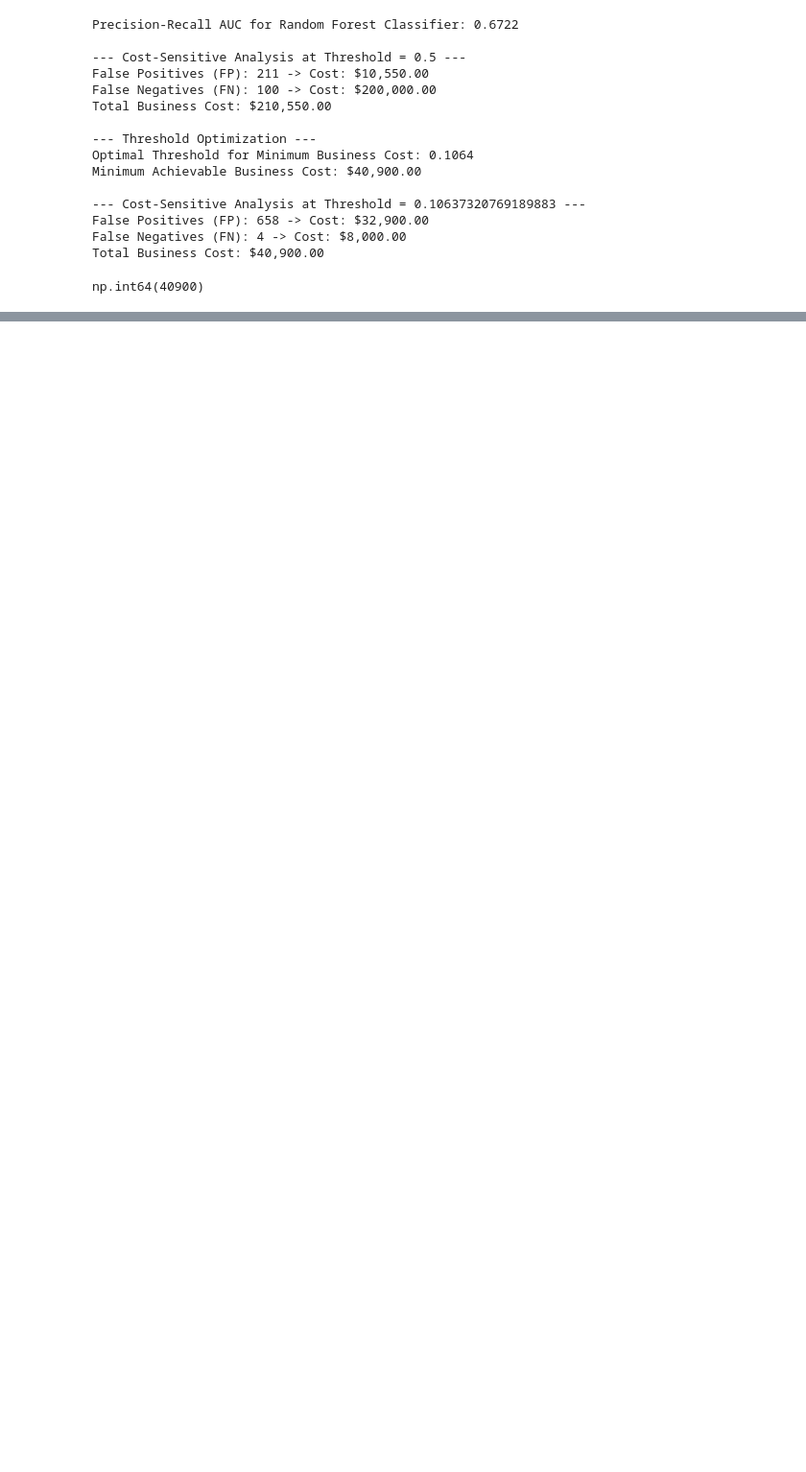
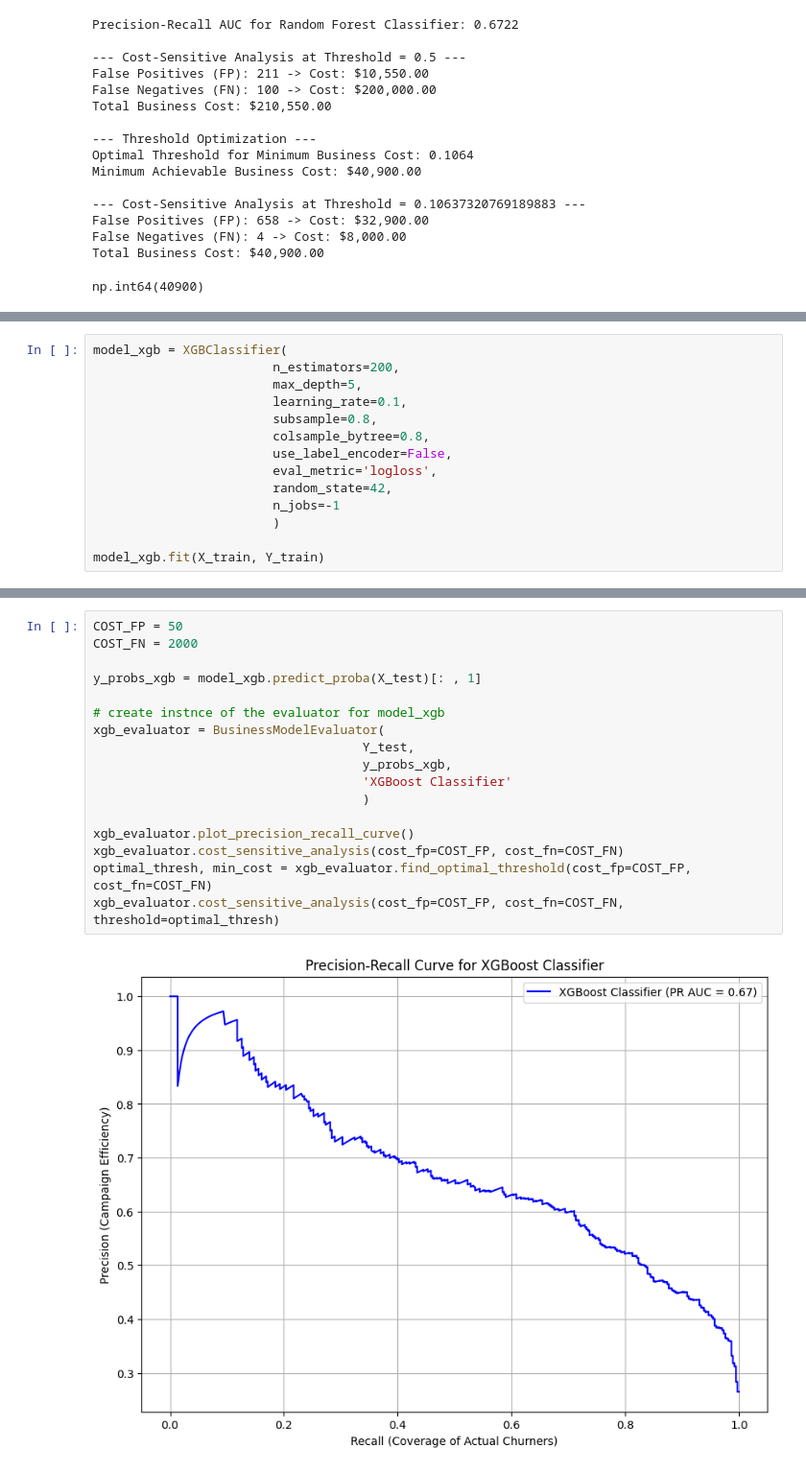
Before and after one commit to yugan243/Telco-Customer-Churn, a Jupyter notebook: Data Preprocessing and Model Training/2_ensemble_model_training.ipynb, the cells around one changed output, grey strips where cells are left out. Shown: that part at 96% size. Saved outputs shown, nothing was run; the diff lists cells and outputs as text; blank space fills up the shorter version.

```diff
--- a/Data Preprocessing and Model Training/2_ensemble_model_training.ipynb
+++ b/Data Preprocessing and Model Training/2_ensemble_model_training.ipynb
@@ -118,0 +208,14 @@ np.int64(40900)
+# %%
+model_xgb = XGBClassifier(
+                        n_estimators=200,
+                        max_depth=5,
+                        learning_rate=0.1,
+                        subsample=0.8,
+                        colsample_bytree=0.8,
+                        use_label_encoder=False,
+                        eval_metric='logloss',
+                        random_state=42,
+                        n_jobs=-1
+                        )
+
+model_xgb.fit(X_train, Y_train)
@@ -118,0 +257,19 @@ np.int64(40900)
+# %%
+COST_FP = 50
+COST_FN = 2000
+
+y_probs_xgb = model_xgb.predict_proba(X_test)[: , 1]
+
+# create instnce of the evaluator for model_xgb
+xgb_evaluator = BusinessModelEvaluator(
+                                    Y_test,
+                                    y_probs_xgb,
+                                    'XGBoost Classifier'
+                                    )
+
+xgb_evaluator.plot_precision_recall_curve()
+xgb_evaluator.cost_sensitive_analysis(cost_fp=COST_FP, cost_fn=COST_FN)
+optimal_thresh, min_cost = xgb_evaluator.find_optimal_threshold(cost_fp=COST_FP, cost_fn=COST_FN)
+xgb_evaluator.cost_sensitive_analysis(cost_fp=COST_FP, cost_fn=COST_FN, threshold=optimal_thresh)
+# %% [output]
+[figure, added]
```
Also changed, not shown: parts of 34 cells of this notebook, 6 other files.
